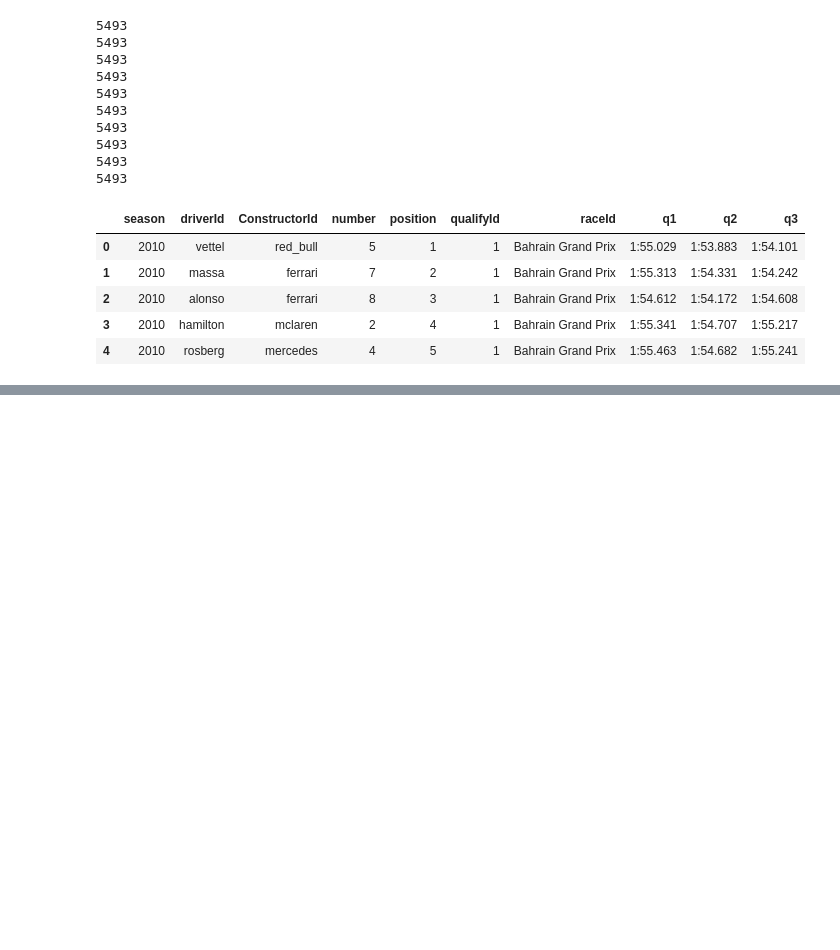
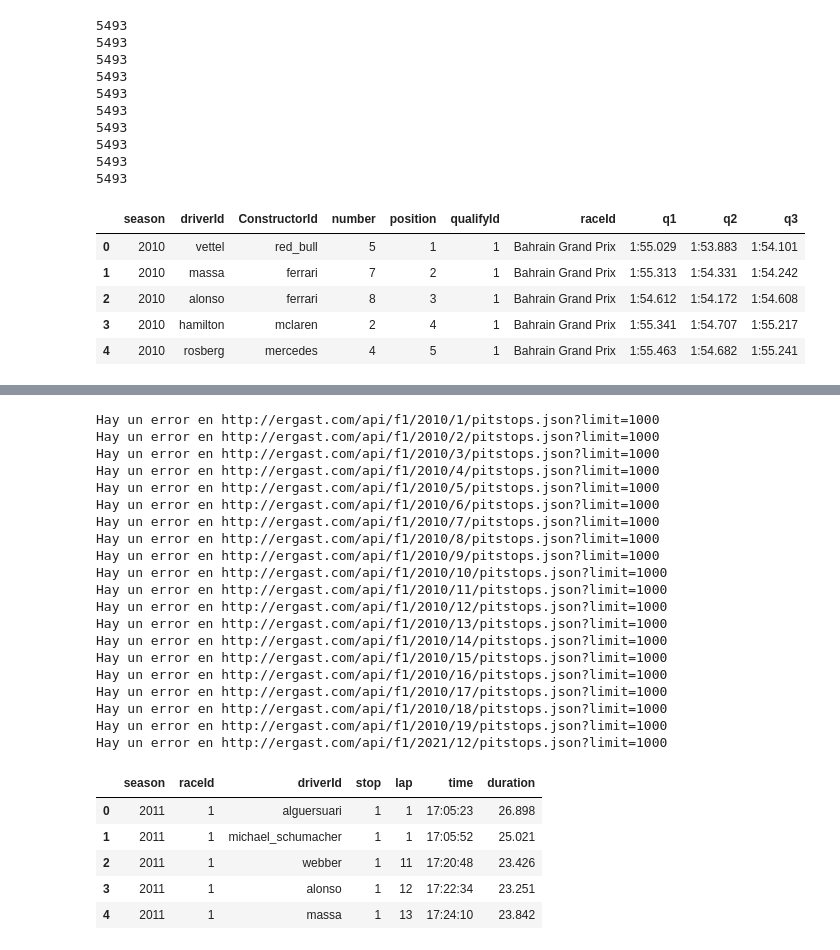
Before and after one commit to jazivegrande/formula-1-data, a Jupyter notebook: f1-analisis.ipynb, the cells around one changed output, grey strips where cells are left out. Saved outputs shown, nothing was run; the diff lists cells and outputs as text; code cells hidden in the pictures; blank space fills up the shorter version.

```diff
--- a/f1-analisis.ipynb
+++ b/f1-analisis.ipynb
@@ -484,0 +649,3 @@ pd.DataFrame(qualifiying).to_csv('qualifiying.csv',index=False)
+# %%
+for i in status:
+    print(len(status[i]))
@@ -484,0 +669,8 @@ pd.DataFrame(qualifiying).to_csv('qualifiying.csv',index=False)
+# %%
+results = {'season':[],#'resultsId':[],
+           'raceId':[],'driverId':[], 'constructorId':[],
+           'number':[], 'grid':[],
+           'position':[], 'positionText':[], #'positionOrder':[],
+           'points':[],'laps':[], 'time':[], 'milliseconds':[],
+           'fastestLap':[],'rank':[],'fastestLapTime':[],#'fastestLapSpeed':[],
+           'statusId':[]}
@@ -484,0 +724,3 @@ pd.DataFrame(qualifiying).to_csv('qualifiying.csv',index=False)
+# %%
+for i in results:
+    print(len(results[i]))
@@ -484,0 +760,66 @@ pd.DataFrame(qualifiying).to_csv('qualifiying.csv',index=False)
+# %%
+for year in range(2010,2023):
+    url='http://ergast.com/api/f1'
+    url1=url+'/{}.json?limit=1000'
+    url3=url+'/{}'.format(year)
+    response = requests.get(url1.format(year))
+    content=json.loads(response.content)
+    tampath=len(content['MRData']['RaceTable']['Races'])
+    links=[]
+    for i in range(1,tampath+1):
+        url2=url3+'/{}/pitstops.json?limit=1000'
+        response = requests.get(url2.format(i))
+        content=json.loads(response.content)
+        links.append(url2.format(i))
+    i=0
+    for j in links:
+        try:
+            response = requests.get(j)
+            content=json.loads(response.content)
+        except:
+            print(f"Hay un error en {j}")
+        try:
+            content['MRData']['RaceTable']['Races'][0]['PitStops']
+            for item in content['MRData']['RaceTable']['Races'][0]['PitStops']:
+                pitStops["raceId"].append(content['MRData']['RaceTable']['Races'][0]['round'])
+                pitStops["season"].append(int(content['MRData']['RaceTable']['Races'][0]['season']))
+                pitStops["driverId"].append(item['driverId'])
+                pitStops["stop"].append(int(item['stop']))
+                pitStops["lap"].append(int(item['lap']))
+                pitStops["time"].append(item['time'])
+                pitStops["duration"].append(item['duration'])
+
+        except:
+            print(f"Hay un error en {j}")
+
+
+
+pitStopss=pd.DataFrame(pitStops)
+pitStopss.head()
+# %% [output]
+Hay un error en http://ergast.com/api/f1/2010/1/pitstops.json?limit=1000
+Hay un error en http://ergast.com/api/f1/2010/2/pitstops.json?limit=1000
+Hay un error en http://ergast.com/api/f1/2010/3/pitstops.json?limit=1000
+Hay un error en http://ergast.com/api/f1/2010/4/pitstops.json?limit=1000
+Hay un error en http://ergast.com/api/f1/2010/5/pitstops.json?limit=1000
+Hay un error en http://ergast.com/api/f1/2010/6/pitstops.json?limit=1000
+Hay un error en http://ergast.com/api/f1/2010/7/pitstops.json?limit=1000
+Hay un error en http://ergast.com/api/f1/2010/8/pitstops.json?limit=1000
+Hay un error en http://ergast.com/api/f1/2010/9/pitstops.json?limit=1000
+Hay un error en http://ergast.com/api/f1/2010/10/pitstops.json?limit=1000
+Hay un error en http://ergast.com/api/f1/2010/11/pitstops.json?limit=1000
+Hay un error en http://ergast.com/api/f1/2010/12/pitstops.json?limit=1000
+Hay un error en http://ergast.com/api/f1/2010/13/pitstops.json?limit=1000
+Hay un error en http://ergast.com/api/f1/2010/14/pitstops.json?limit=1000
+Hay un error en http://ergast.com/api/f1/2010/15/pitstops.json?limit=1000
+Hay un error en http://ergast.com/api/f1/2010/16/pitstops.json?limit=1000
+Hay un error en http://ergast.com/api/f1/2010/17/pitstops.json?limit=1000
+Hay un error en http://ergast.com/api/f1/2010/18/pitstops.json?limit=1000
+Hay un error en http://ergast.com/api/f1/2010/19/pitstops.json?limit=1000
+Hay un error en http://ergast.com/api/f1/2021/12/pitstops.json?limit=1000
+|  | season | raceId | driverId | stop | lap | time | duration |
+| 0 | 2011 | 1 | alguersuari | 1 | 1 | 17:05:23 | 26.898 |
+| 1 | 2011 | 1 | michael_schumacher | 1 | 1 | 17:05:52 | 25.021 |
+| 2 | 2011 | 1 | webber | 1 | 11 | 17:20:48 | 23.426 |
+| 3 | 2011 | 1 | alonso | 1 | 12 | 17:22:34 | 23.251 |
+| 4 | 2011 | 1 | massa | 1 | 13 | 17:24:10 | 23.842 |
```
Also changed, not shown: parts of 29 cells of this notebook, 5 other files.
